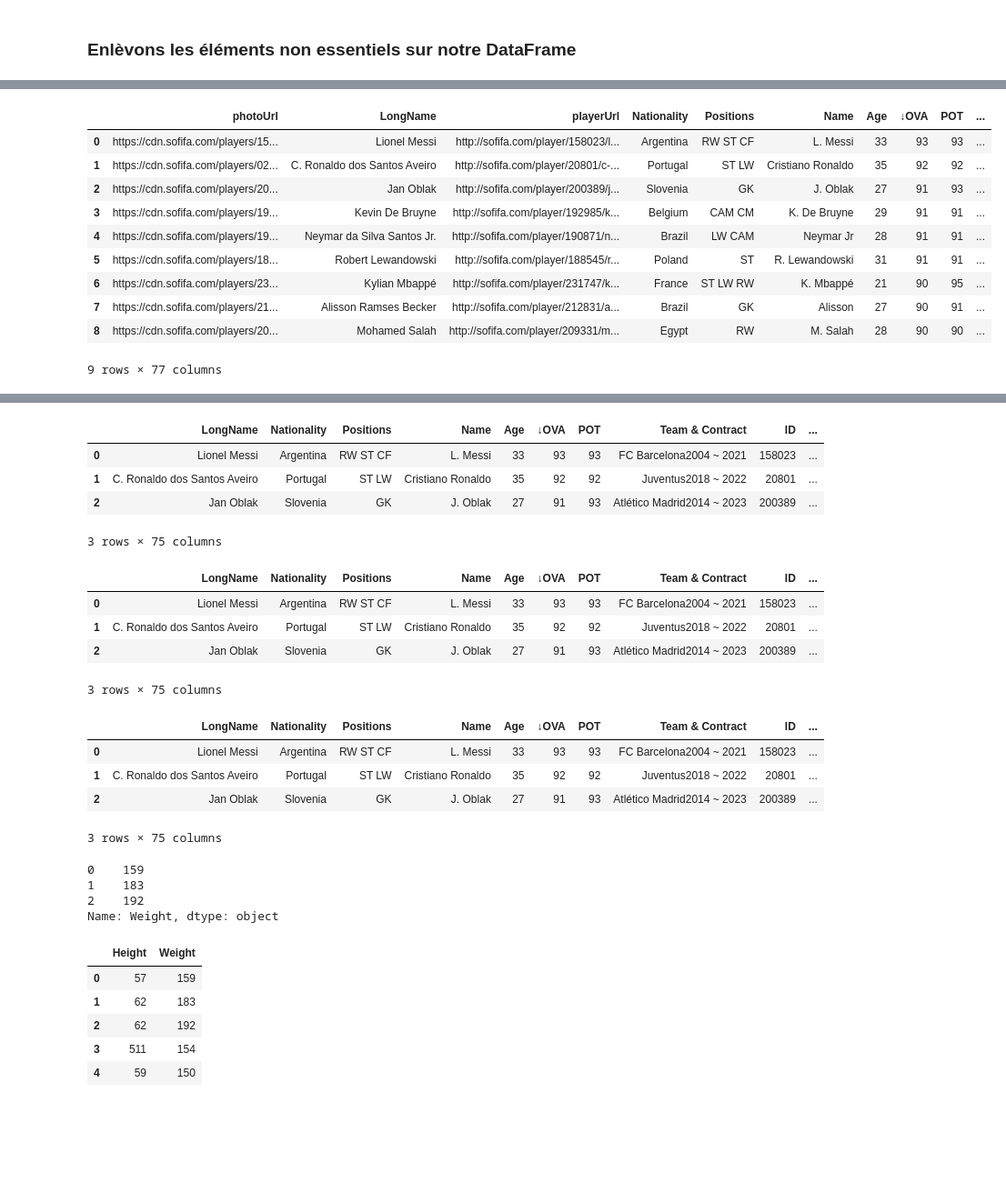
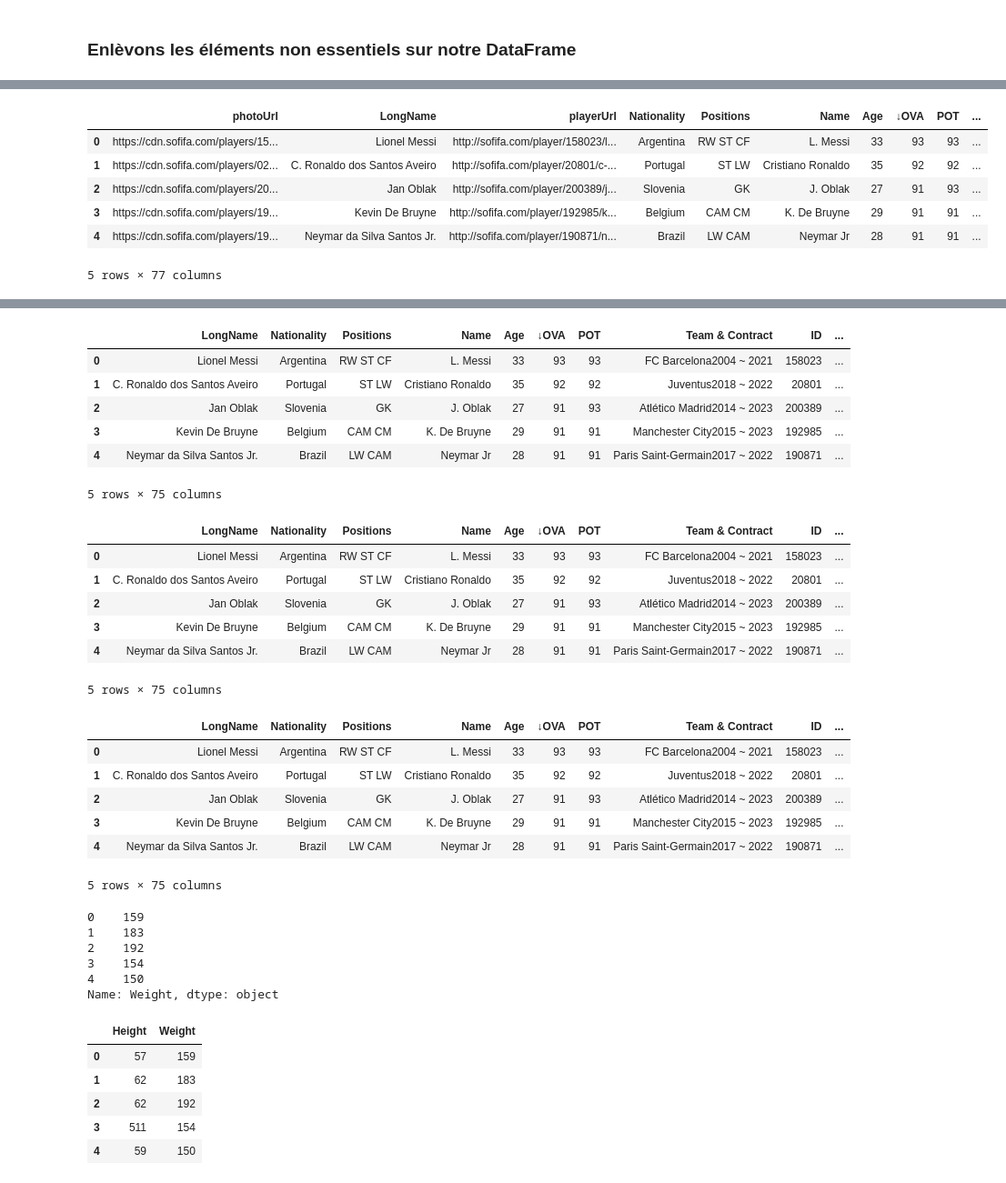
Before and after one commit to Ekwa1995/Data_cleaning_on_fifa_v1_2021, a Jupyter notebook: Data_cleaning_on_fifa_2021.ipynb, the cells around one changed output, grey strips where cells are left out. Shown at 91% size. Cells and saved outputs as stored; diff of their text form; code cells hidden in the pictures; blank space fills up the shorter version.

```diff
--- a/Data_cleaning_on_fifa_2021.ipynb
+++ b/Data_cleaning_on_fifa_2021.ipynb
@@ -280,19 +288,15 @@ Name: Team & Contract, dtype: object
 # %%
 # Supprimons les doublons
 df = df.drop_duplicates()
-df.head(9)
+df.head()
 # %% [output]
 |  | photoUrl | LongName | playerUrl | Nationality | Positions | Name | Age | ↓OVA | POT | ... |
 | 0 | https://cdn.sofifa.com/players/15... | Lionel Messi | http://sofifa.com/player/158023/l... | Argentina | RW ST CF | L. Messi | 33 | 93 | 93 | ... |
 | 1 | https://cdn.sofifa.com/players/02... | C. Ronaldo dos Santos Aveiro | http://sofifa.com/player/20801/c-... | Portugal | ST LW | Cristiano Ronaldo | 35 | 92 | 92 | ... |
 | 2 | https://cdn.sofifa.com/players/20... | Jan Oblak | http://sofifa.com/player/200389/j... | Slovenia | GK | J. Oblak | 27 | 91 | 93 | ... |
 | 3 | https://cdn.sofifa.com/players/19... | Kevin De Bruyne | http://sofifa.com/player/192985/k... | Belgium | CAM CM | K. De Bruyne | 29 | 91 | 91 | ... |
 | 4 | https://cdn.sofifa.com/players/19... | Neymar da Silva Santos Jr. | http://sofifa.com/player/190871/n... | Brazil | LW CAM | Neymar Jr | 28 | 91 | 91 | ... |
-| 5 | https://cdn.sofifa.com/players/18... | Robert Lewandowski | http://sofifa.com/player/188545/r... | Poland | ST | R. Lewandowski | 31 | 91 | 91 | ... |
-| 6 | https://cdn.sofifa.com/players/23... | Kylian Mbappé | http://sofifa.com/player/231747/k... | France | ST LW RW | K. Mbappé | 21 | 90 | 95 | ... |
-| 7 | https://cdn.sofifa.com/players/21... | Alisson Ramses Becker | http://sofifa.com/player/212831/a... | Brazil | GK | Alisson | 27 | 90 | 91 | ... |
-| 8 | https://cdn.sofifa.com/players/20... | Mohamed Salah | http://sofifa.com/player/209331/m... | Egypt | RW | M. Salah | 28 | 90 | 90 | ... |
-9 rows × 77 columns
+5 rows × 77 columns
 # %%
 df.info() #  on constate qu'une ligne à été supprimé caron est passé de 18978 à 18978
 # %% [output]
@@ -316,41 +320,49 @@ memory usage: 11.3+ MB
 # %%
 # Supprimons les colonnes inutiles
 df = df.drop( ['photoUrl', 'playerUrl'], axis=1)
-df.head(3)
+df.head()
 # %% [output]
 |  | LongName | Nationality | Positions | Name | Age | ↓OVA | POT | Team & Contract | ID | ... |
 | 0 | Lionel Messi | Argentina | RW ST CF | L. Messi | 33 | 93 | 93 | FC Barcelona2004 ~ 2021 | 158023 | ... |
 | 1 | C. Ronaldo dos Santos Aveiro | Portugal | ST LW | Cristiano Ronaldo | 35 | 92 | 92 | Juventus2018 ~ 2022 | 20801 | ... |
 | 2 | Jan Oblak | Slovenia | GK | J. Oblak | 27 | 91 | 93 | Atlético Madrid2014 ~ 2023 | 200389 | ... |
+| 3 | Kevin De Bruyne | Belgium | CAM CM | K. De Bruyne | 29 | 91 | 91 | Manchester City2015 ~ 2023 | 192985 | ... |
+| 4 | Neymar da Silva Santos Jr. | Brazil | LW CAM | Neymar Jr | 28 | 91 | 91 | Paris Saint-Germain2017 ~ 2022 | 190871 | ... |
-3 rows × 75 columns
+5 rows × 75 columns
 # %%
 # Enlèvons ' et " sur les tailles en anglais pour en faire des nombres
 df['Height'] = df['Height'].str.strip('"')
-df.head(3)
+df.head()
 # %% [output]
 |  | LongName | Nationality | Positions | Name | Age | ↓OVA | POT | Team & Contract | ID | ... |
 | 0 | Lionel Messi | Argentina | RW ST CF | L. Messi | 33 | 93 | 93 | FC Barcelona2004 ~ 2021 | 158023 | ... |
 | 1 | C. Ronaldo dos Santos Aveiro | Portugal | ST LW | Cristiano Ronaldo | 35 | 92 | 92 | Juventus2018 ~ 2022 | 20801 | ... |
 | 2 | Jan Oblak | Slovenia | GK | J. Oblak | 27 | 91 | 93 | Atlético Madrid2014 ~ 2023 | 200389 | ... |
+| 3 | Kevin De Bruyne | Belgium | CAM CM | K. De Bruyne | 29 | 91 | 91 | Manchester City2015 ~ 2023 | 192985 | ... |
+| 4 | Neymar da Silva Santos Jr. | Brazil | LW CAM | Neymar Jr | 28 | 91 | 91 | Paris Saint-Germain2017 ~ 2022 | 190871 | ... |
-3 rows × 75 columns
+5 rows × 75 columns
 # %%
 # Enlèvons aussi '
 df['Height'] = df['Height'].astype(str).replace("'", '', regex=True)
-df.head(3)
+df.head()
 # %% [output]
 |  | LongName | Nationality | Positions | Name | Age | ↓OVA | POT | Team & Contract | ID | ... |
 | 0 | Lionel Messi | Argentina | RW ST CF | L. Messi | 33 | 93 | 93 | FC Barcelona2004 ~ 2021 | 158023 | ... |
 | 1 | C. Ronaldo dos Santos Aveiro | Portugal | ST LW | Cristiano Ronaldo | 35 | 92 | 92 | Juventus2018 ~ 2022 | 20801 | ... |
 | 2 | Jan Oblak | Slovenia | GK | J. Oblak | 27 | 91 | 93 | Atlético Madrid2014 ~ 2023 | 200389 | ... |
+| 3 | Kevin De Bruyne | Belgium | CAM CM | K. De Bruyne | 29 | 91 | 91 | Manchester City2015 ~ 2023 | 192985 | ... |
+| 4 | Neymar da Silva Santos Jr. | Brazil | LW CAM | Neymar Jr | 28 | 91 | 91 | Paris Saint-Germain2017 ~ 2022 | 190871 | ... |
-3 rows × 75 columns
+5 rows × 75 columns
 # %%
 # Enlèvons 'lbs' sur la colonne des poids
 df['Weight'] = df['Weight'].str.replace('lbs', '')
-df['Weight'].head(3)
+df['Weight'].head()
 # %% [output]
 0    159
 1    183
 2    192
+3    154
+4    150
 Name: Weight, dtype: object
 # %%
 # Convertissons la taille et le poids en valeur umériques
```
Also changed, not shown: parts of 20 cells of this notebook, 1 other file.
